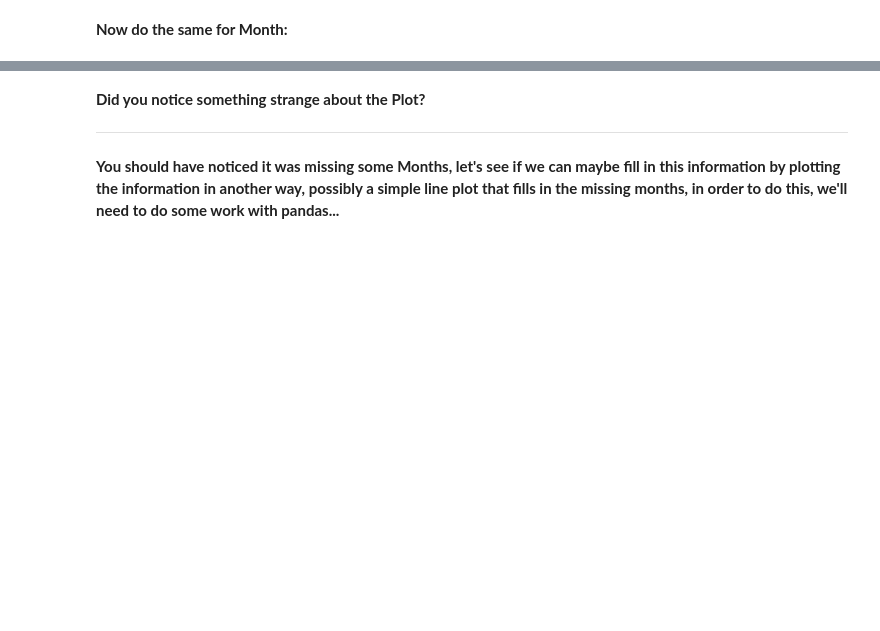
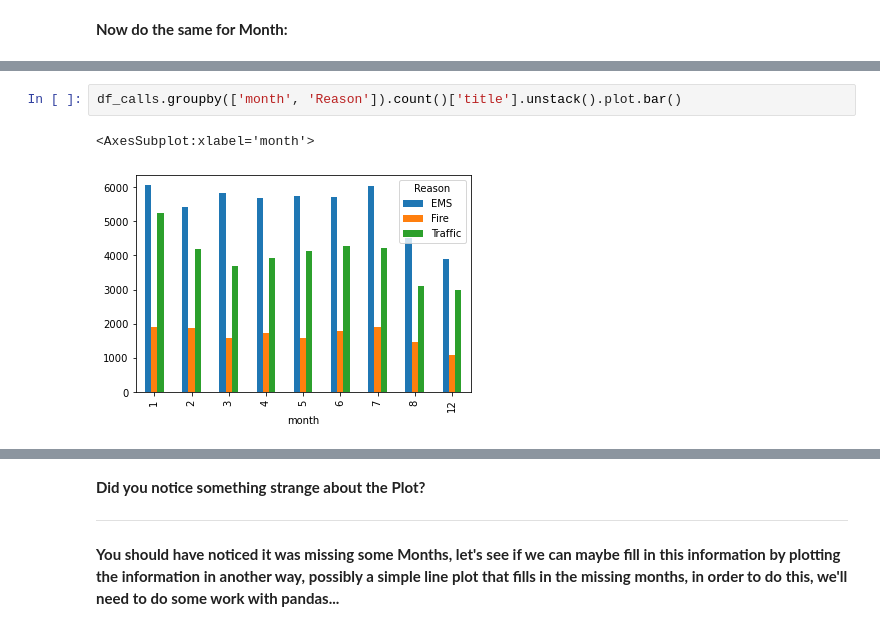
Before and after one commit to TBKHori/A.I_ARU, a Jupyter notebook: CMS_Analyse911calls_questions.ipynb, the cells around one changed output, grey strips where cells are left out. Cells and saved outputs as stored; diff of their text form; blank space fills up the shorter version.

```diff
--- a/CMS_Analyse911calls_questions.ipynb
+++ b/CMS_Analyse911calls_questions.ipynb
@@ -276,0 +253,5 @@ df_calls.groupby(['day of week', 'Reason']).count()['title'].unstack().plot.bar(
+# %%
+df_calls.groupby(['month', 'Reason']).count()['title'].unstack().plot.bar()
+# %% [output]
+<AxesSubplot:xlabel='month'>
+[figure, added]
```
Also changed, not shown: parts of 19 cells of this notebook.
